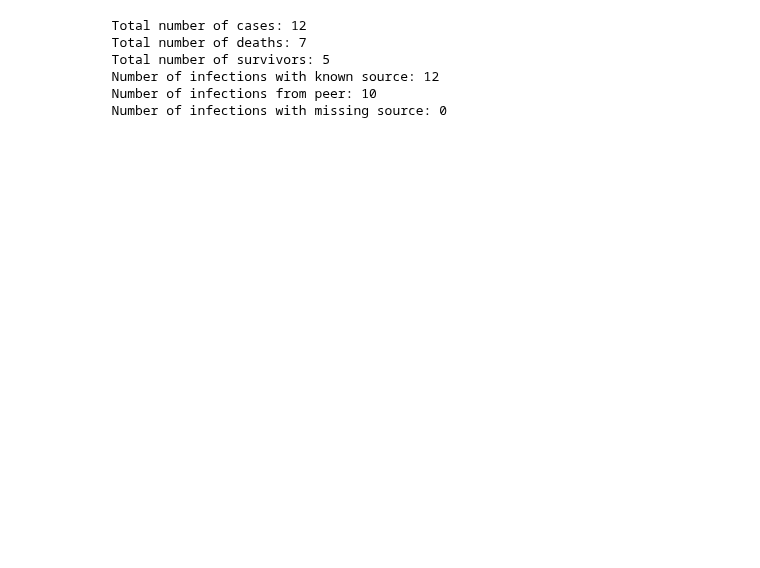
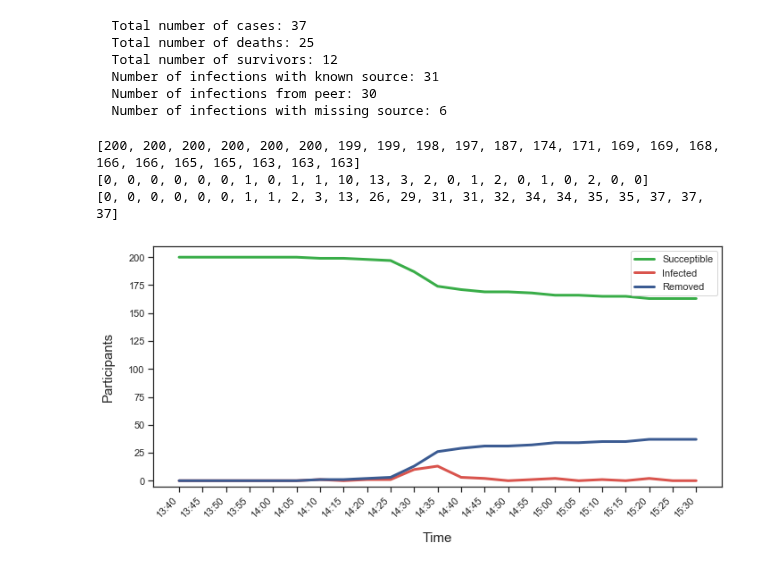
Before and after one commit to colabobio/oo-viz, a Jupyter notebook: plot_data.ipynb, the cells around one changed output. Saved outputs shown, nothing was run; the diff lists cells and outputs as text; code cells hidden in the pictures; blank space fills up the shorter version.

Commit message:
plot epi curves

```diff
--- a/plot_data.ipynb
+++ b/plot_data.ipynb
@@ -304,14 +306,11 @@ while td <= end_data:
 # %%
 # Plot tree-orientated network
 
-network, outcomes, initial, orphan = construct_network(end_data, ntot)
+network, outcomes, initial, _, _, _ = construct_network(last_date + min_delta, ntot)
 
 seeds = []
 for s in initial:
     seeds += [s]
-
-for o in orphan:
-    seeds += [o]
 
 succeptibles = []
 for idx in range(ntot):
@@ -342,12 +341,66 @@ layout = g.layout("rt", mode="out", root = seeds, rootlevel = [1] * len(seeds))
 p = plot(g, layout = layout, vertex_size = 16, edge_arrow_width = 1, edge_arrow_size = 0.9,
          bbox=(0, 0, 800, 800))
 
-imgfn = os.path.join(output, "infection-tree.png")
-p.save(imgfn)
+p.save(os.path.join(output, "infection-tree.png"))
 # %% [output]
-  Total number of cases: 12
-  Total number of deaths: 7
-  Total number of survivors: 5
-  Number of infections with known source: 12
-  Number of infections from peer: 10
-  Number of infections with missing source: 0
+  Total number of cases: 37
+  Total number of deaths: 25
+  Total number of survivors: 12
+  Number of infections with known source: 31
+  Number of infections from peer: 30
+  Number of infections with missing source: 6
+# %%
+import matplotlib.pyplot as plt
+%matplotlib inline
+
+# Styling with seaborn:
+import seaborn as sns
+# https://seaborn.pydata.org/tutorial/aesthetics.html
+sns.set()
+sns.set_style("ticks")
+
+# Plot epi curves
+
+S = []
+I = []
+R = []
+time = []
+tlabels = []
+
+td = start_sim
+ninf0 = 0
+t = 0
+while td <= stop_sim:
+    _, _, _, ninf, ndead, nsurv = construct_network(td, ntot, log = False)
+#     print(td.strftime('%H:%M'), ninf, ndead, nsurv)
+    dinf = ninf - ninf0
+    ninf0 = ninf
+    S += [ntot - (ndead + nsurv)]
+    I += [dinf]
+    R += [ndead + nsurv]
+    time += [t]
+    tlabels += [td.strftime('%H:%M')]
+    td += min_delta
+    t += 1
+
+print(S)
+print(I)
+print(R)
+
+fig, ax = plt.subplots(figsize=(10,5))
+plt.ylim([-5, ntot + 10])
+plt.xlabel("Time", labelpad=15, fontsize=15)
+plt.ylabel("Participants", labelpad=15, fontsize=15)
+ax.plot(time, S, label="Succeptible", color=sns.xkcd_rgb["medium green"], lw=3)
+ax.plot(time, I, label="Infected", color=sns.xkcd_rgb["pale red"], lw=3)
+ax.plot(time, R, label="Removed", color=sns.xkcd_rgb["denim blue"], lw=3)
+plt.xticks(time, tlabels, rotation=45, horizontalalignment="right")
+plt.legend(loc='upper right')
+plt.tight_layout()
+
+fig.savefig(os.path.join(output, "epi-curves.pdf"))
+# %% [output]
+[200, 200, 200, 200, 200, 200, 199, 199, 198, 197, 187, 174, 171, 169, 169, 168, 166, 166, 165, 165, 163, 163, 163]
+[0, 0, 0, 0, 0, 0, 1, 0, 1, 1, 10, 13, 3, 2, 0, 1, 2, 0, 1, 0, 2, 0, 0]
+[0, 0, 0, 0, 0, 0, 1, 1, 2, 3, 13, 26, 29, 31, 31, 32, 34, 34, 35, 35, 37, 37, 37]
+[figure, added]
```
Also changed, not shown: parts of 5 cells of this notebook.
